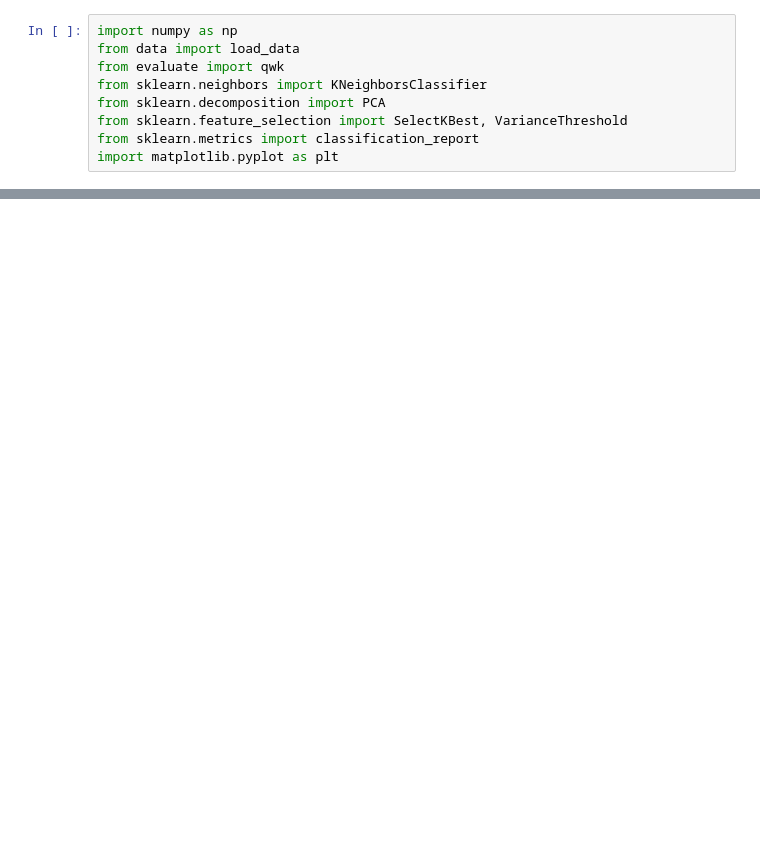
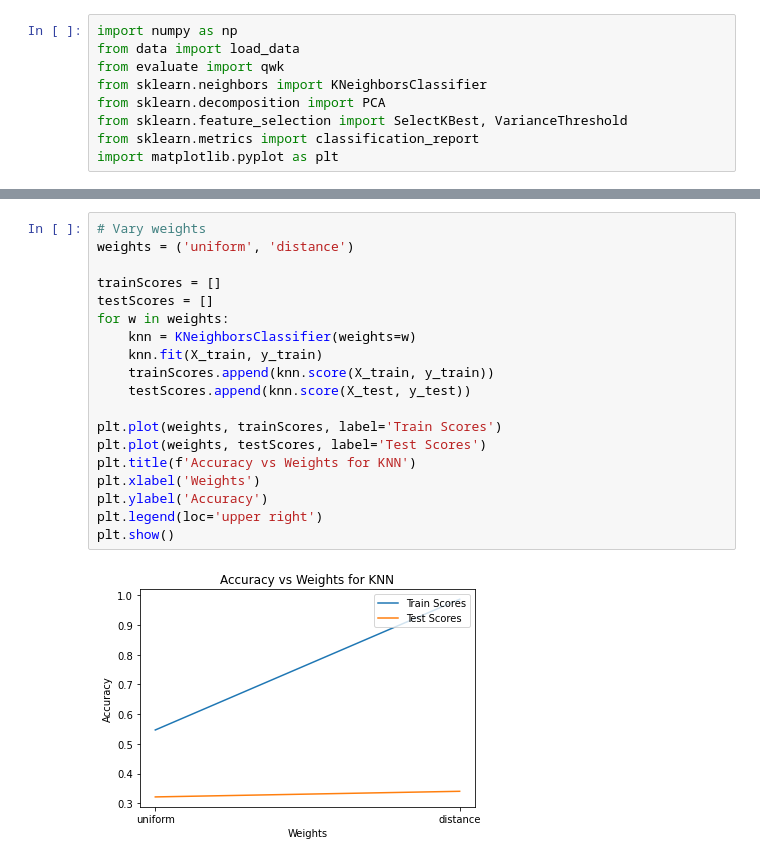
Before and after one commit to RoryEagle/cs9417_aiCaramba, a Jupyter notebook: knn.ipynb, the cells around one changed output, grey strips where cells are left out. Saved outputs shown, nothing was run; the diff lists cells and outputs as text; blank space fills up the shorter version.

```diff
--- a/knn.ipynb
+++ b/knn.ipynb
@@ -69,0 +138,21 @@ for i, label in enumerate(dataLabels):
+# %%
+# Vary weights
+weights = ('uniform', 'distance')
+
+trainScores = []
+testScores = []
+for w in weights:
+    knn = KNeighborsClassifier(weights=w)
+    knn.fit(X_train, y_train)
+    trainScores.append(knn.score(X_train, y_train))
+    testScores.append(knn.score(X_test, y_test))
+
+plt.plot(weights, trainScores, label='Train Scores')
+plt.plot(weights, testScores, label='Test Scores')
+plt.title(f'Accuracy vs Weights for KNN')
+plt.xlabel('Weights')
+plt.ylabel('Accuracy')
+plt.legend(loc='upper right')
+plt.show()
+# %% [output]
+[figure, added]
```
Also changed, not shown: parts of 6 cells of this notebook.
